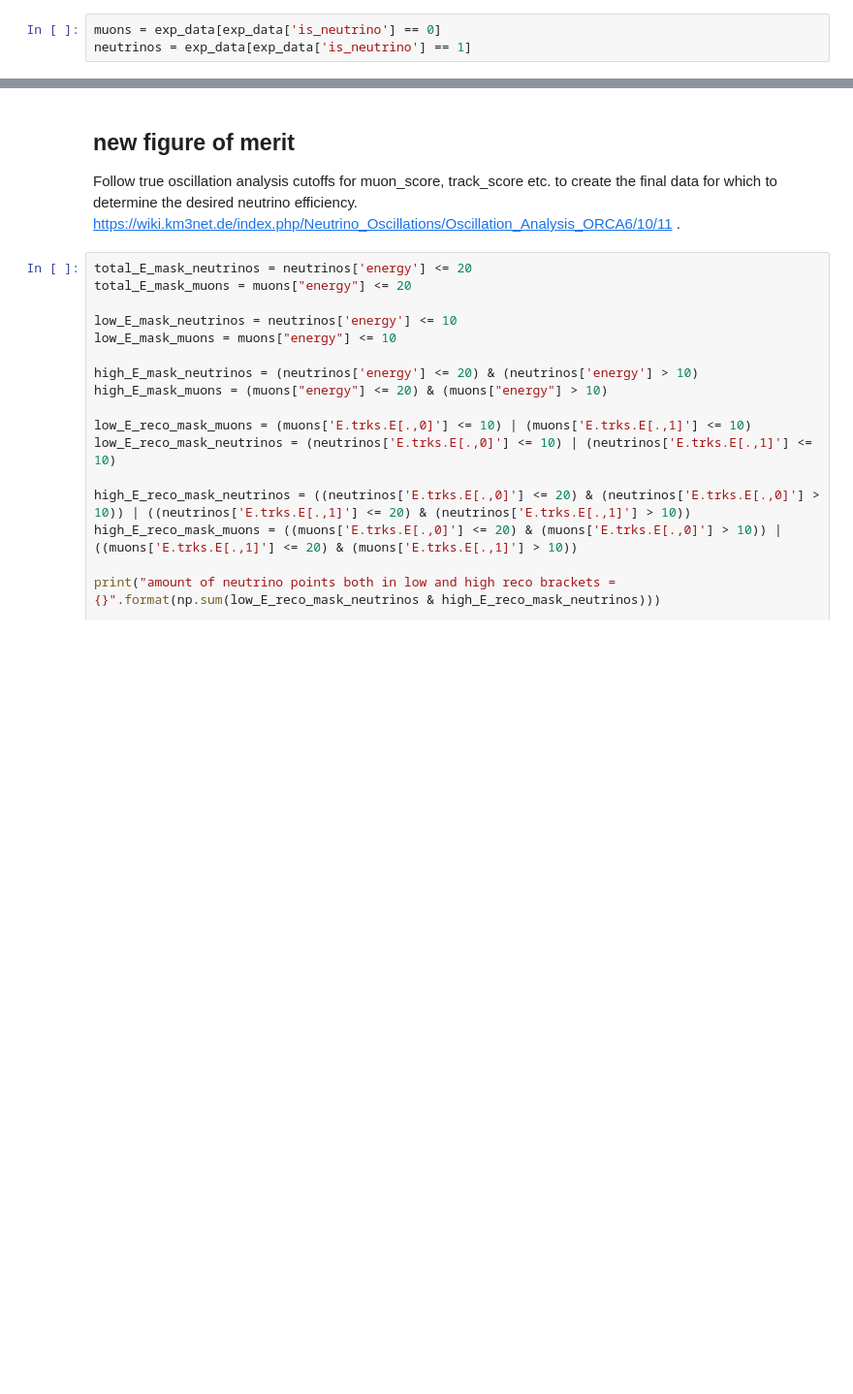
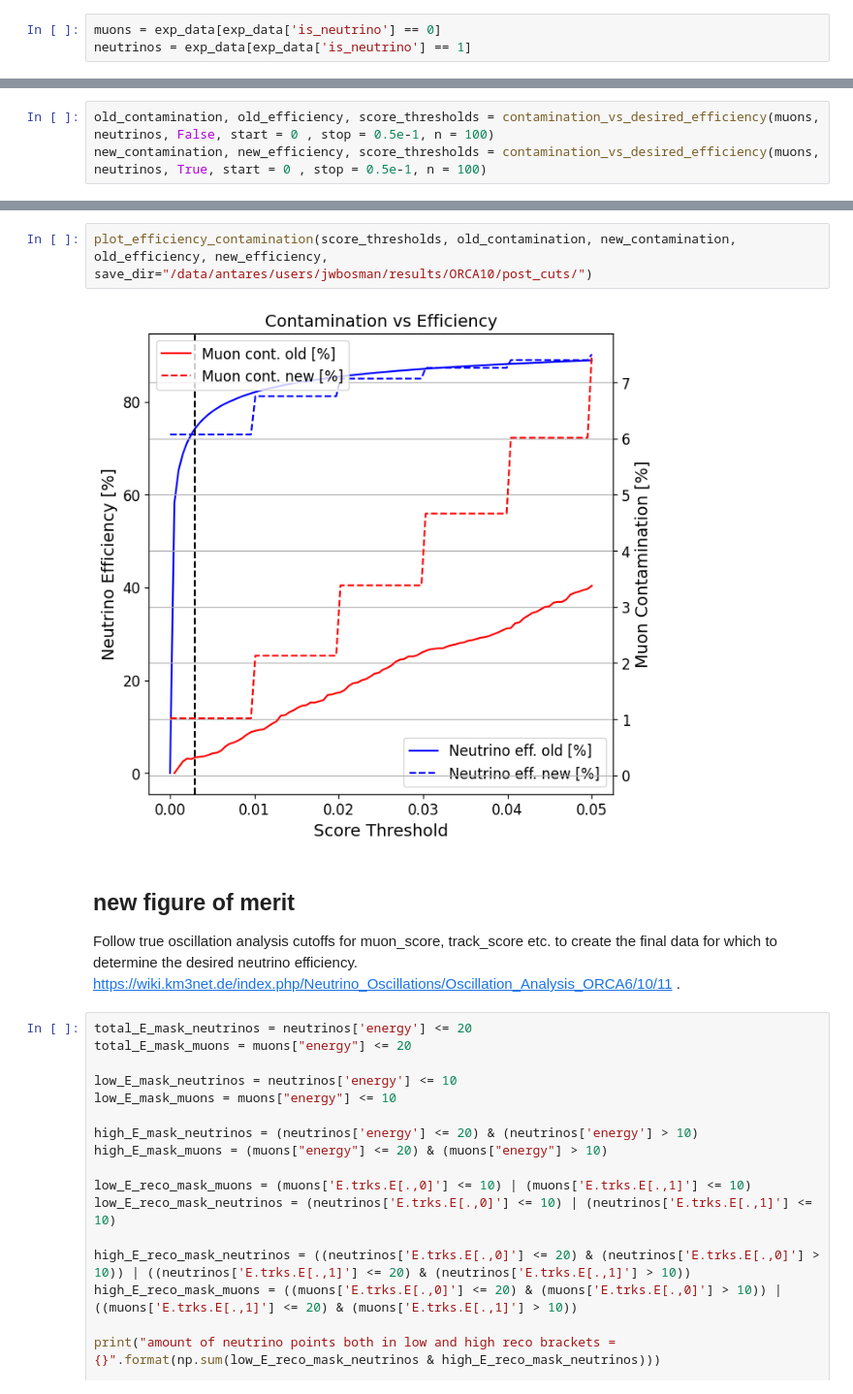
Before and after one commit to JesseBosman/NIKHEF_repo, a Jupyter notebook: RDF.ipynb, the cells around one changed output, grey strips where cells are left out. Shown at 97% size. Cells and saved outputs as stored; diff of their text form; blank space fills up the shorter version.

```diff
--- a/RDF.ipynb
+++ b/RDF.ipynb
@@ -237,0 +258,3 @@ plt.show()
+# %%
+old_contamination, old_efficiency, score_thresholds = contamination_vs_desired_efficiency(muons, neutrinos, False, start = 0 , stop = 0.5e-1, n = 100)
+new_contamination, new_efficiency, score_thresholds = contamination_vs_desired_efficiency(muons, neutrinos, True, start = 0 , stop = 0.5e-1, n = 100)
@@ -238,3 +285,7 @@ plt.show()
+# %%
+plot_efficiency_contamination(score_thresholds, old_contamination, new_contamination, old_efficiency, new_efficiency, save_dir="/data/antares/users/jwbosman/results/ORCA10/post_cuts/")
+# %% [output]
+[figure, added]
 # %% [markdown]
 ## new figure of merit
 Follow true oscillation analysis cutoffs for muon_score, track_score etc. to create the final data for which to determine the desired neutrino efficiency. https://wiki.km3net.de/index.php/Neutrino_Oscillations/Oscillation_Analysis_ORCA6/10/11 .
```
Also changed, not shown: parts of 21 cells of this notebook, 17 other files.
